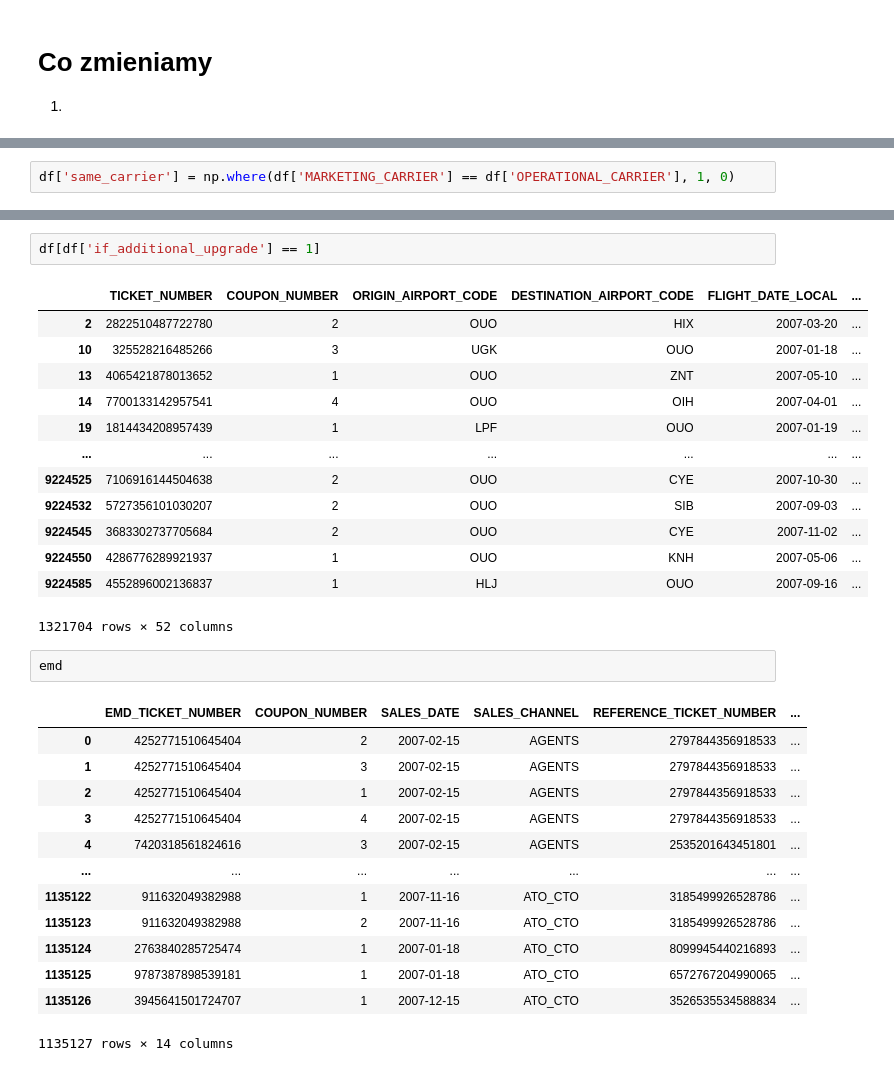
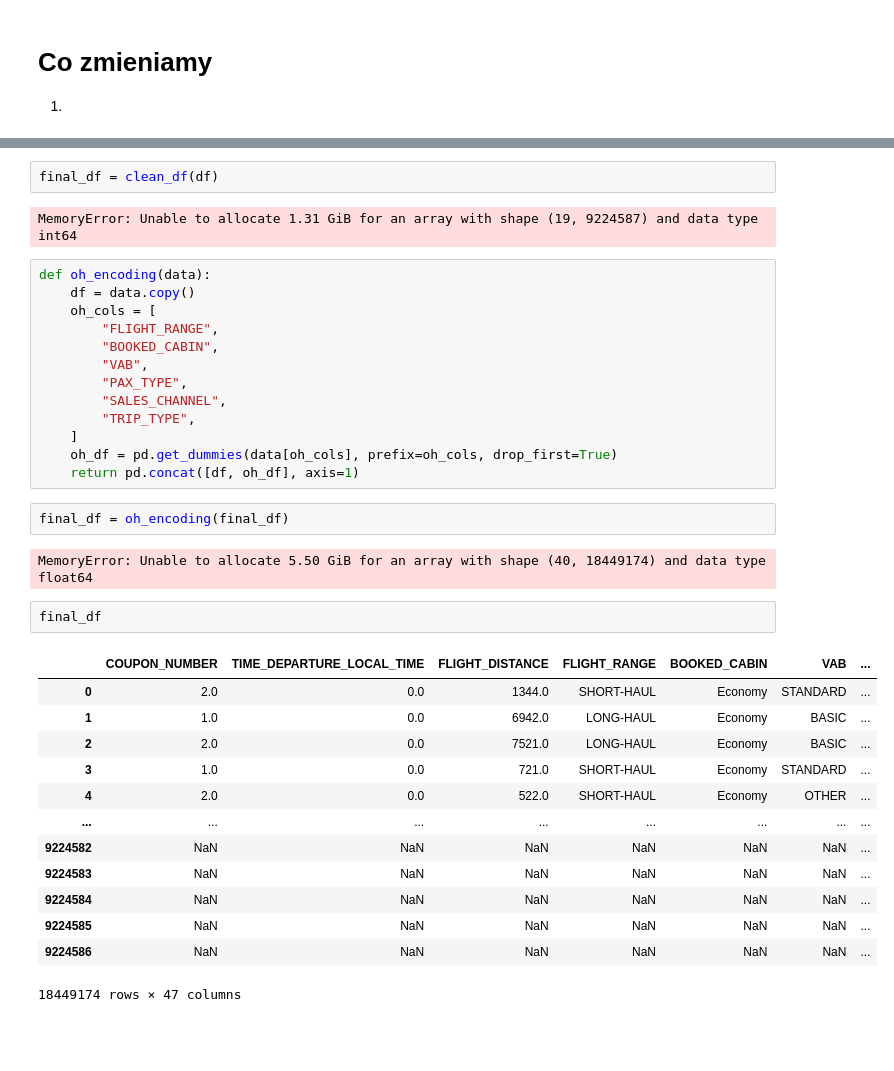
Before and after one commit to kuba1302/ticket-upgrade-prediction, a Jupyter notebook: eda.ipynb, the cells around one changed output, grey strips where cells are left out. Cells and saved outputs as stored; diff of their text form; blank space fills up the shorter version.

```diff
--- a/eda.ipynb
+++ b/eda.ipynb
@@ -231,2 +57,0 @@ df['if_additional_upgrade'] = np.where(np.isin(df['TICKET_NUMBER'], emd['REFEREN
-# %%
-df['same_carrier'] = np.where(df['MARKETING_CARRIER'] == df['OPERATIONAL_CARRIER'], 1, 0)
@@ -253,32 +158,37 @@ MemoryError: Unable to allocate 1.65 GiB for an array with shape (24, 9224587) a
-# %%
-df[df['if_additional_upgrade'] == 1]
-# %% [output]
-|  | TICKET_NUMBER | COUPON_NUMBER | ORIGIN_AIRPORT_CODE | DESTINATION_AIRPORT_CODE | FLIGHT_DATE_LOCAL | ... |
-| 2 | 2822510487722780 | 2 | OUO | HIX | 2007-03-20 | ... |
-| 10 | 325528216485266 | 3 | UGK | OUO | 2007-01-18 | ... |
-| 13 | 4065421878013652 | 1 | OUO | ZNT | 2007-05-10 | ... |
-| 14 | 7700133142957541 | 4 | OUO | OIH | 2007-04-01 | ... |
-| 19 | 1814434208957439 | 1 | LPF | OUO | 2007-01-19 | ... |
-| ... | ... | ... | ... | ... | ... | ... |
-| 9224525 | 7106916144504638 | 2 | OUO | CYE | 2007-10-30 | ... |
-| 9224532 | 5727356101030207 | 2 | OUO | SIB | 2007-09-03 | ... |
-| 9224545 | 3683302737705684 | 2 | OUO | CYE | 2007-11-02 | ... |
-| 9224550 | 4286776289921937 | 1 | OUO | KNH | 2007-05-06 | ... |
-| 9224585 | 4552896002136837 | 1 | HLJ | OUO | 2007-09-16 | ... |
-1321704 rows × 52 columns
-# %%
-emd
-# %% [output]
-|  | EMD_TICKET_NUMBER | COUPON_NUMBER | SALES_DATE | SALES_CHANNEL | REFERENCE_TICKET_NUMBER | ... |
-| 0 | 4252771510645404 | 2 | 2007-02-15 | AGENTS | 2797844356918533 | ... |
-| 1 | 4252771510645404 | 3 | 2007-02-15 | AGENTS | 2797844356918533 | ... |
-| 2 | 4252771510645404 | 1 | 2007-02-15 | AGENTS | 2797844356918533 | ... |
-| 3 | 4252771510645404 | 4 | 2007-02-15 | AGENTS | 2797844356918533 | ... |
-| 4 | 7420318561824616 | 3 | 2007-02-15 | AGENTS | 2535201643451801 | ... |
-| ... | ... | ... | ... | ... | ... | ... |
-| 1135122 | 911632049382988 | 1 | 2007-11-16 | ATO_CTO | 3185499926528786 | ... |
-| 1135123 | 911632049382988 | 2 | 2007-11-16 | ATO_CTO | 3185499926528786 | ... |
-| 1135124 | 2763840285725474 | 1 | 2007-01-18 | ATO_CTO | 8099945440216893 | ... |
-| 1135125 | 9787387898539181 | 1 | 2007-01-18 | ATO_CTO | 6572767204990065 | ... |
-| 1135126 | 3945641501724707 | 1 | 2007-12-15 | ATO_CTO | 3526535534588834 | ... |
-1135127 rows × 14 columns
+# %%
+final_df = clean_df(df)
+# %% [output]
+MemoryError: Unable to allocate 1.31 GiB for an array with shape (19, 9224587) and data type int64
+# %%
+def oh_encoding(data):
+    df = data.copy()
+    oh_cols = [
+        "FLIGHT_RANGE",
+        "BOOKED_CABIN",
+        "VAB",
+        "PAX_TYPE",
+        "SALES_CHANNEL",
+        "TRIP_TYPE",
+    ]
+    oh_df = pd.get_dummies(data[oh_cols], prefix=oh_cols, drop_first=True)
+    return pd.concat([df, oh_df], axis=1)
+# %%
+final_df = oh_encoding(final_df)
+# %% [output]
+MemoryError: Unable to allocate 5.50 GiB for an array with shape (40, 18449174) and data type float64
+# %%
+final_df
+# %% [output]
+|  | COUPON_NUMBER | TIME_DEPARTURE_LOCAL_TIME | FLIGHT_DISTANCE | FLIGHT_RANGE | BOOKED_CABIN | VAB | ... |
+| 0 | 2.0 | 0.0 | 1344.0 | SHORT-HAUL | Economy | STANDARD | ... |
+| 1 | 1.0 | 0.0 | 6942.0 | LONG-HAUL | Economy | BASIC | ... |
+| 2 | 2.0 | 0.0 | 7521.0 | LONG-HAUL | Economy | BASIC | ... |
+| 3 | 1.0 | 0.0 | 721.0 | SHORT-HAUL | Economy | STANDARD | ... |
+| 4 | 2.0 | 0.0 | 522.0 | SHORT-HAUL | Economy | OTHER | ... |
+| ... | ... | ... | ... | ... | ... | ... | ... |
+| 9224582 | NaN | NaN | NaN | NaN | NaN | NaN | ... |
+| 9224583 | NaN | NaN | NaN | NaN | NaN | NaN | ... |
+| 9224584 | NaN | NaN | NaN | NaN | NaN | NaN | ... |
+| 9224585 | NaN | NaN | NaN | NaN | NaN | NaN | ... |
+| 9224586 | NaN | NaN | NaN | NaN | NaN | NaN | ... |
+18449174 rows × 47 columns
```
Also changed, not shown: parts of 36 cells of this notebook.
